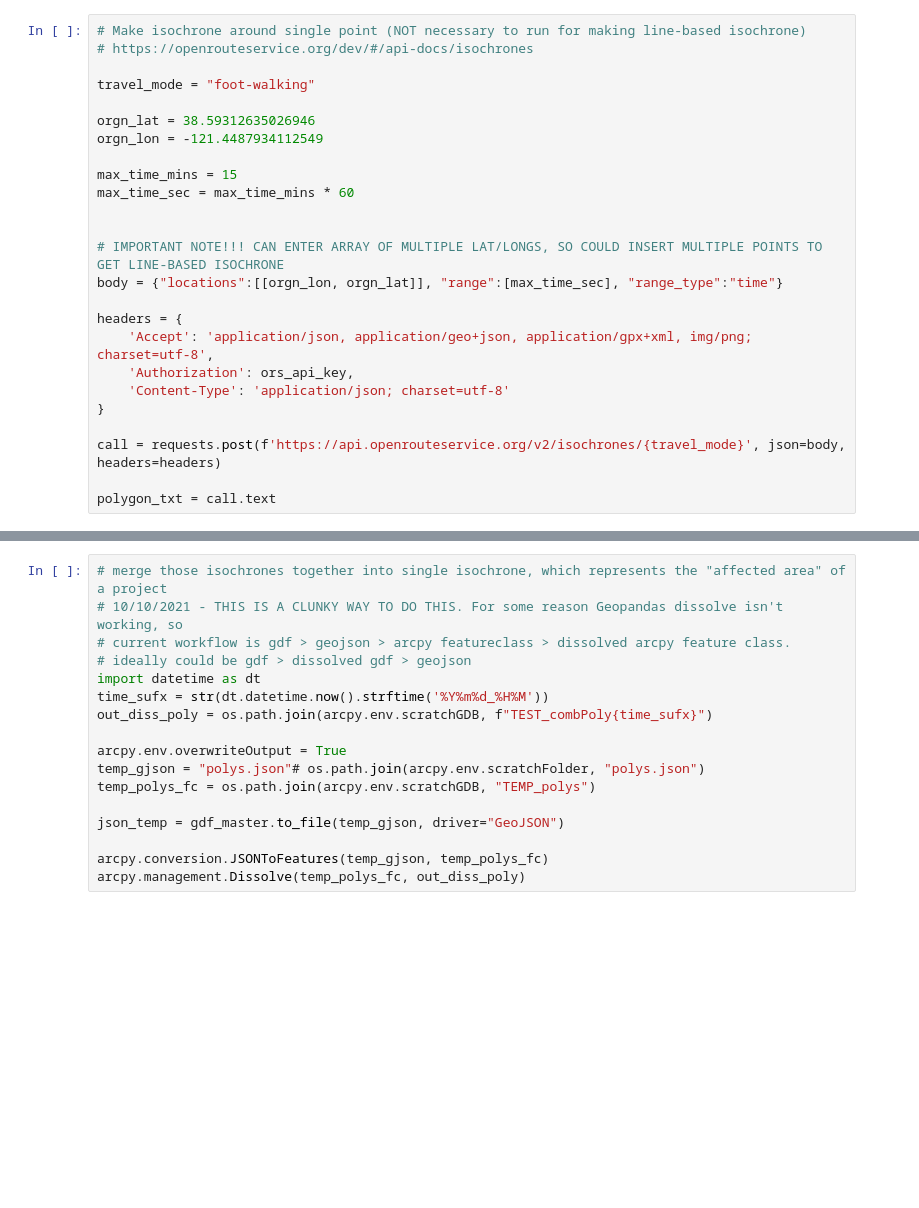
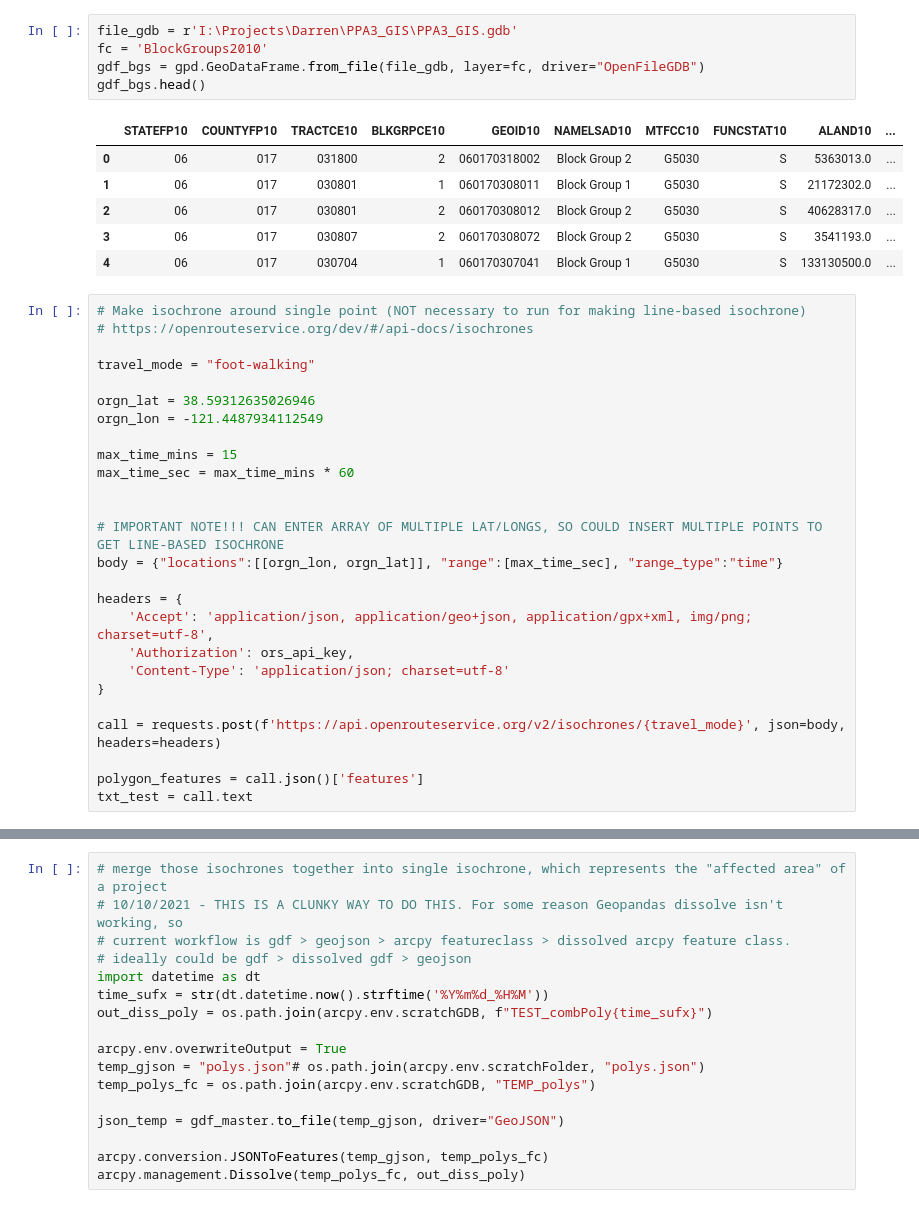
Before and after one commit to SACOG/GIS-tools, a Jupyter notebook: ORS/ORS-isochrones.ipynb, the cells around one changed output, grey strips where cells are left out. Saved outputs shown, nothing was run; the diff lists cells and outputs as text; blank space fills up the shorter version.

```diff
--- a/ORS/ORS-isochrones.ipynb
+++ b/ORS/ORS-isochrones.ipynb
@@ -20,3 +20,15 @@ ModuleNotFoundError: No module named 'arcpy'
+# %%
+file_gdb = r'I:\Projects\Darren\PPA3_GIS\PPA3_GIS.gdb'
+fc = 'BlockGroups2010'
+gdf_bgs = gpd.GeoDataFrame.from_file(file_gdb, layer=fc, driver="OpenFileGDB")
+gdf_bgs.head()
+# %% [output]
+|  | STATEFP10 | COUNTYFP10 | TRACTCE10 | BLKGRPCE10 | GEOID10 | NAMELSAD10 | MTFCC10 | FUNCSTAT10 | ALAND10 | ... |
+| 0 | 06 | 017 | 031800 | 2 | 060170318002 | Block Group 2 | G5030 | S | 5363013.0 | ... |
+| 1 | 06 | 017 | 030801 | 1 | 060170308011 | Block Group 1 | G5030 | S | 21172302.0 | ... |
+| 2 | 06 | 017 | 030801 | 2 | 060170308012 | Block Group 2 | G5030 | S | 40628317.0 | ... |
+| 3 | 06 | 017 | 030807 | 2 | 060170308072 | Block Group 2 | G5030 | S | 3541193.0 | ... |
+| 4 | 06 | 017 | 030704 | 1 | 060170307041 | Block Group 1 | G5030 | S | 133130500.0 | ... |
 # %%
 # Make isochrone around single point (NOT necessary to run for making line-based isochrone)
 # https://openrouteservice.org/dev/#/api-docs/isochrones
@@ -41,4 +53,5 @@ headers = {
 
 call = requests.post(f'https://api.openrouteservice.org/v2/isochrones/{travel_mode}', json=body, headers=headers)
 
-polygon_txt = call.text
+polygon_features = call.json()['features']
+txt_test = call.text
```
Also changed, not shown: parts of 10 cells of this notebook.
